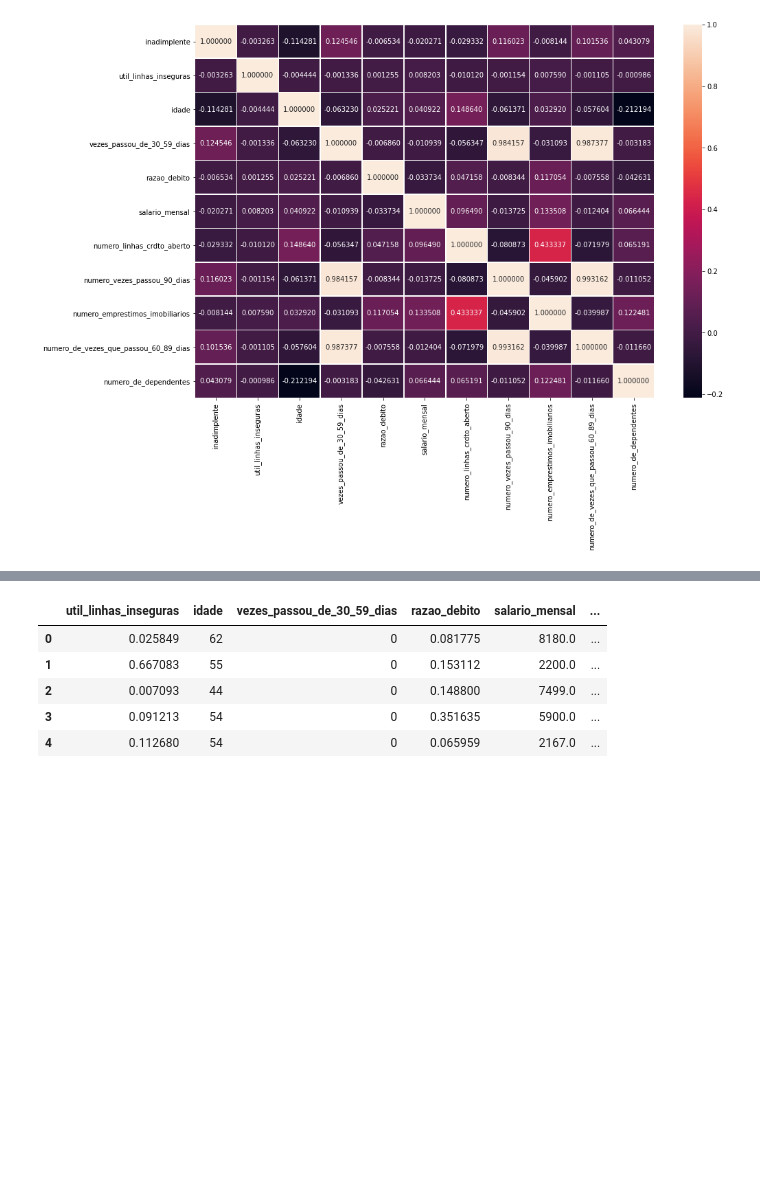
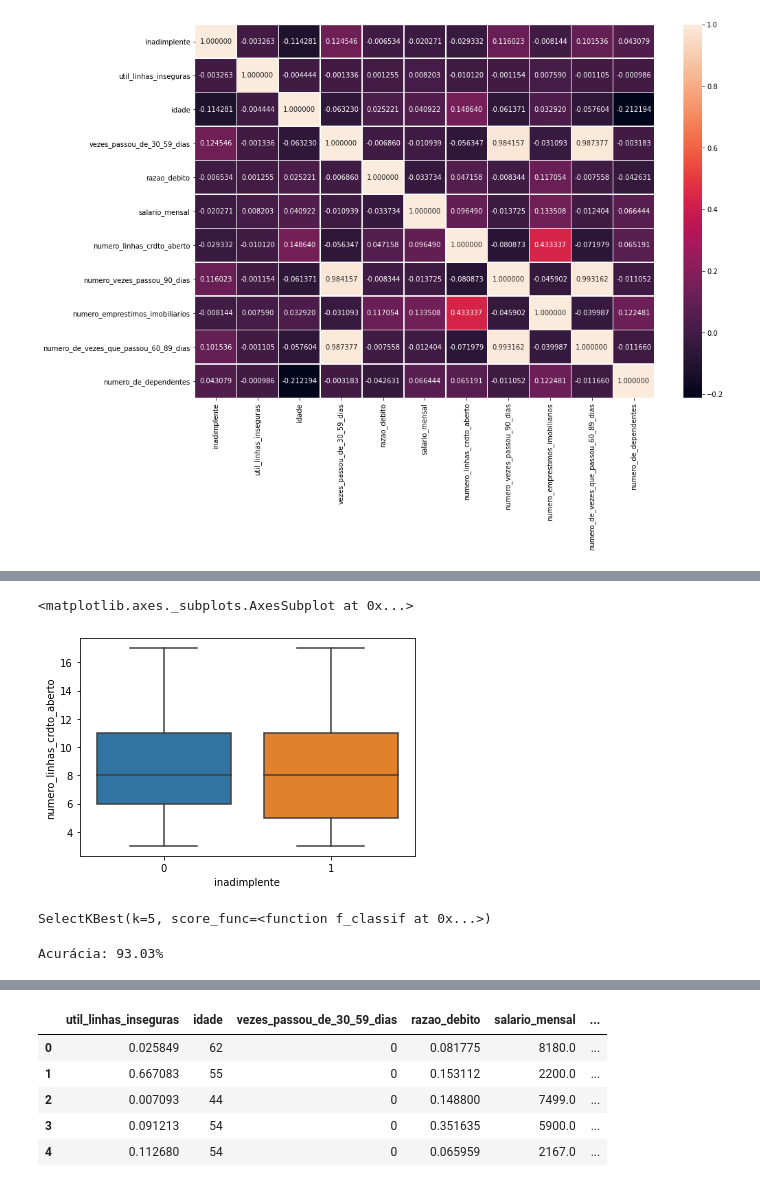
Before and after one commit to jonathansantoss/Aprovacao_creditos, a Jupyter notebook: Aprovacao_credito.ipynb, the cells around one changed output, grey strips where cells are left out. Drawn from its saved outputs; the diff is of its cells as text; code cells hidden in the pictures; blank space fills up the shorter version.

```diff
--- a/Aprovacao_credito.ipynb
+++ b/Aprovacao_credito.ipynb
@@ -73,3 +97,17 @@ sns.heatmap(dataset_treino.corr(), annot=True, fmt="f", linewidths=.5, ax=ax)
+# %%
+upper_lim = dataset_treino['numero_linhas_crdto_aberto'].quantile(.95)
+lower_lim = dataset_treino['numero_linhas_crdto_aberto'].quantile(.05)
+
+dataset_treino = dataset_treino[(
+    dataset_treino['numero_linhas_crdto_aberto'] < upper_lim) &
+    (dataset_treino['numero_linhas_crdto_aberto'] > lower_lim)]
+
+sns.boxplot(x="inadimplente",
+            y="numero_linhas_crdto_aberto",
+            data=dataset_treino)
+# %% [output]
+<matplotlib.axes._subplots.AxesSubplot at 0x...>
+[figure, added]
 # %%
 y_treino = dataset_treino['inadimplente']
 x_treino = dataset_treino.drop(columns=['numero_de_dependentes',
@@ -86 +127,6 @@ x_teste['salario_mensal'] = simpleImputer.fit_transform(x_teste['salario_mensal'
 x_teste_scaler = std.transform(x_teste)
+# %%
+selecionar_kmelhores = SelectKBest(k= 5)
+selecionar_kmelhores
+# %% [output]
+SelectKBest(k=5, score_func=<function f_classif at 0x...>)
@@ -87,2 +143,12 @@ x_teste_scaler = std.transform(x_teste)
+# %%
+km = KMeans(algorithm='full', copy_x=True, init='k-means++', max_iter=400,
+       n_clusters=2, n_init=10, n_jobs=None, precompute_distances=True,
+       random_state=42, tol=0.0001, verbose=0)
+km.fit(X)
+
+km_predict = km.predict(X_val)
+print(f"Acurácia: {(accuracy_score(y_val, km_predict) * 100):.2f}%")
+# %% [output]
+Acurácia: 93.03%
 # %%
 clf_v1 = DecisionTreeClassifier()
```
Also changed, not shown: parts of 15 cells of this notebook.
